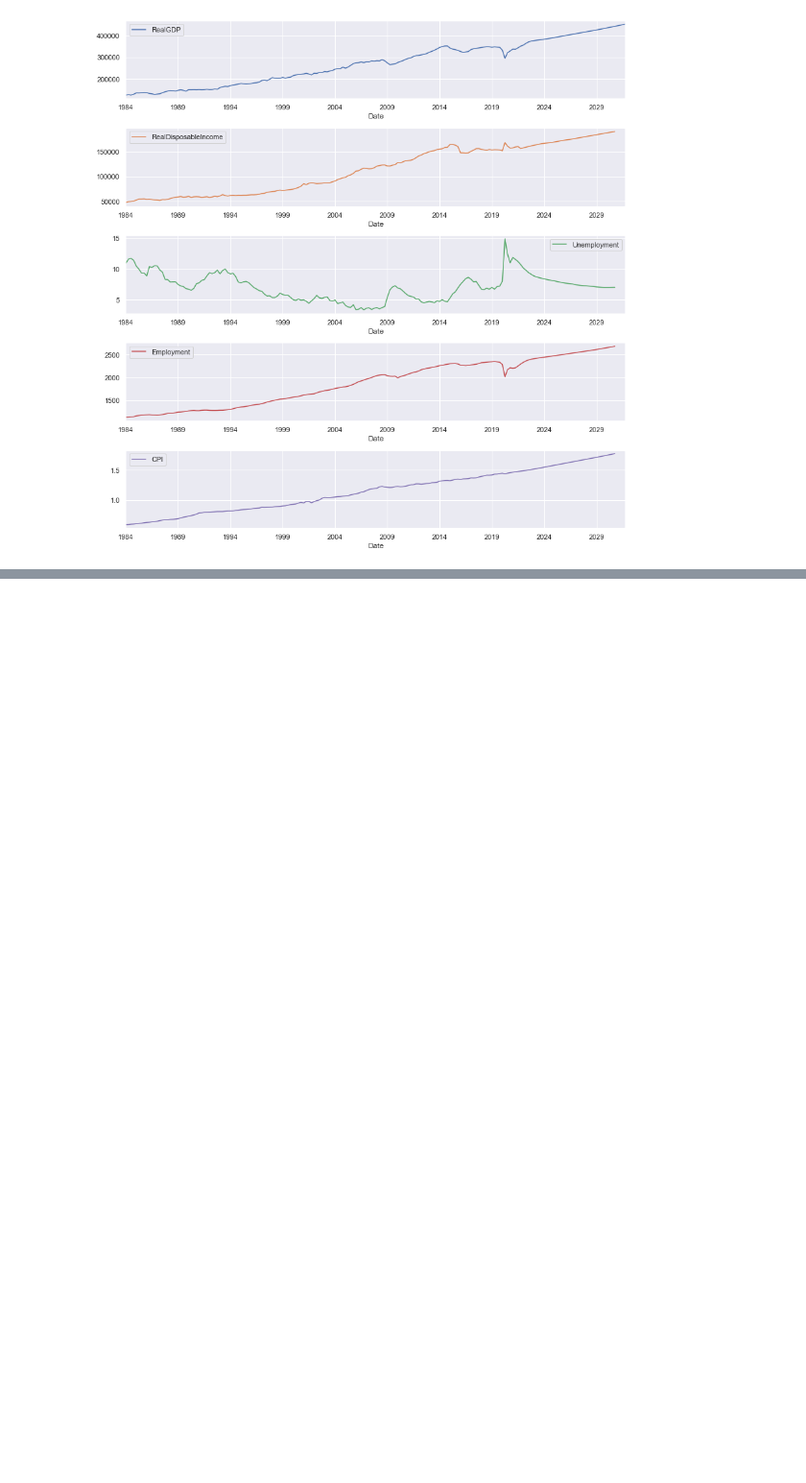
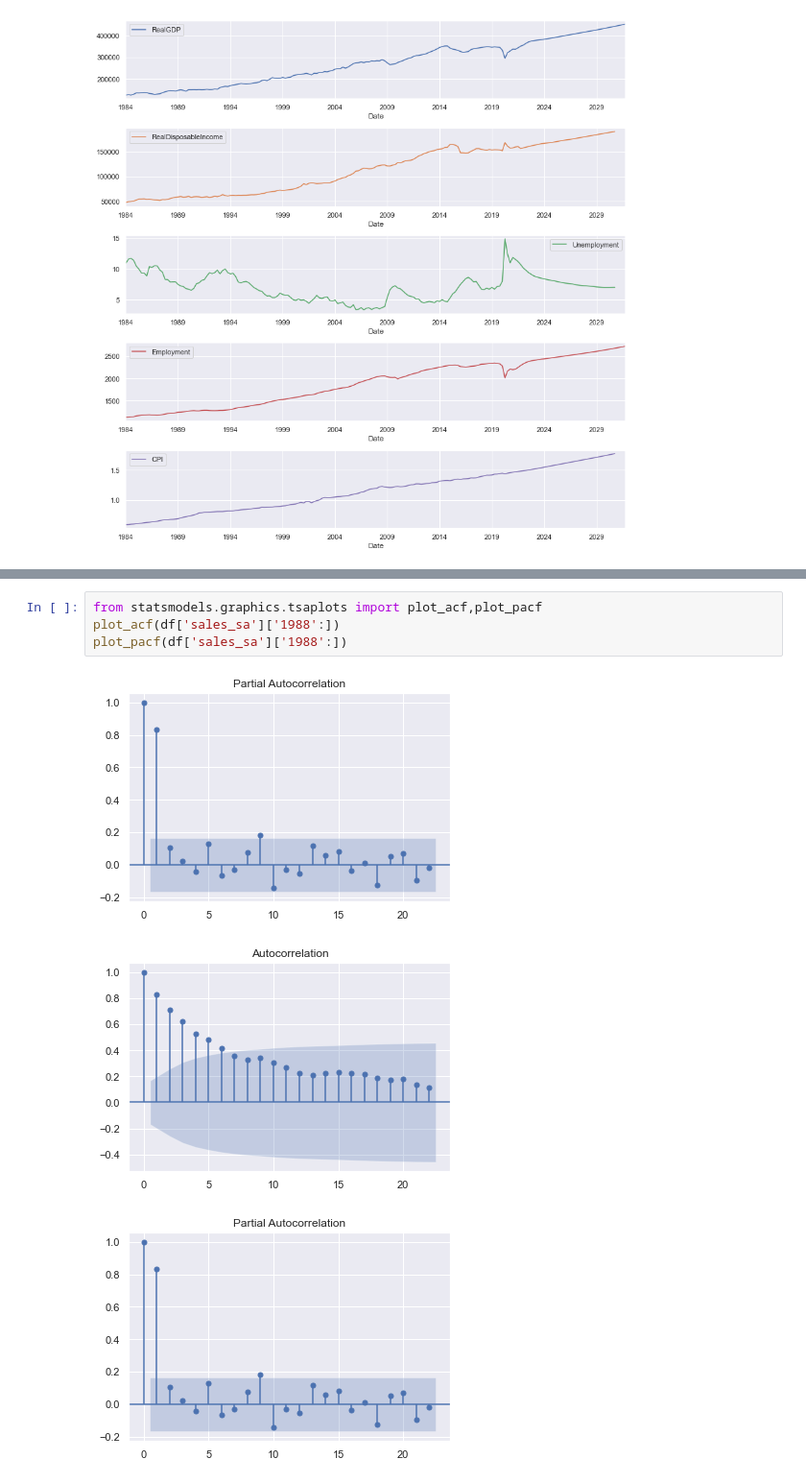
Before and after one commit to doublebigmak/housing_stats, a Jupyter notebook: forecasting/forecast_2022.ipynb, the cells around one changed output, grey strips where cells are left out. Shown: that part at 96% size. Saved outputs shown, nothing was run; the diff lists cells and outputs as text; blank space fills up the shorter version.

```diff
--- a/forecasting/forecast_2022.ipynb
+++ b/forecasting/forecast_2022.ipynb
@@ -85,0 +134,8 @@ The is_first_col function was deprecated in Matplotlib 3.4 and will be removed t
+# %%
+from statsmodels.graphics.tsaplots import plot_acf,plot_pacf
+plot_acf(df['sales_sa']['1988':])
+plot_pacf(df['sales_sa']['1988':])
+# %% [output]
+[figure, added]
+[figure, added]
+[figure, added]
```
Also changed, not shown: parts of 15 cells of this notebook, 2 other files.
